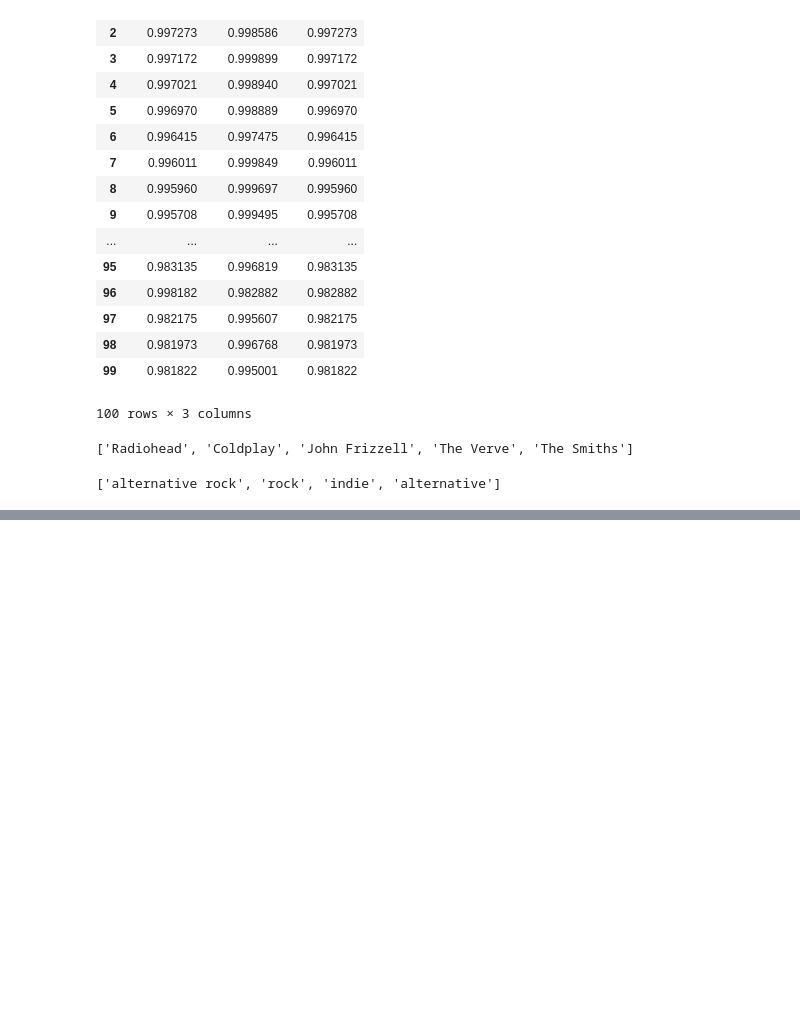
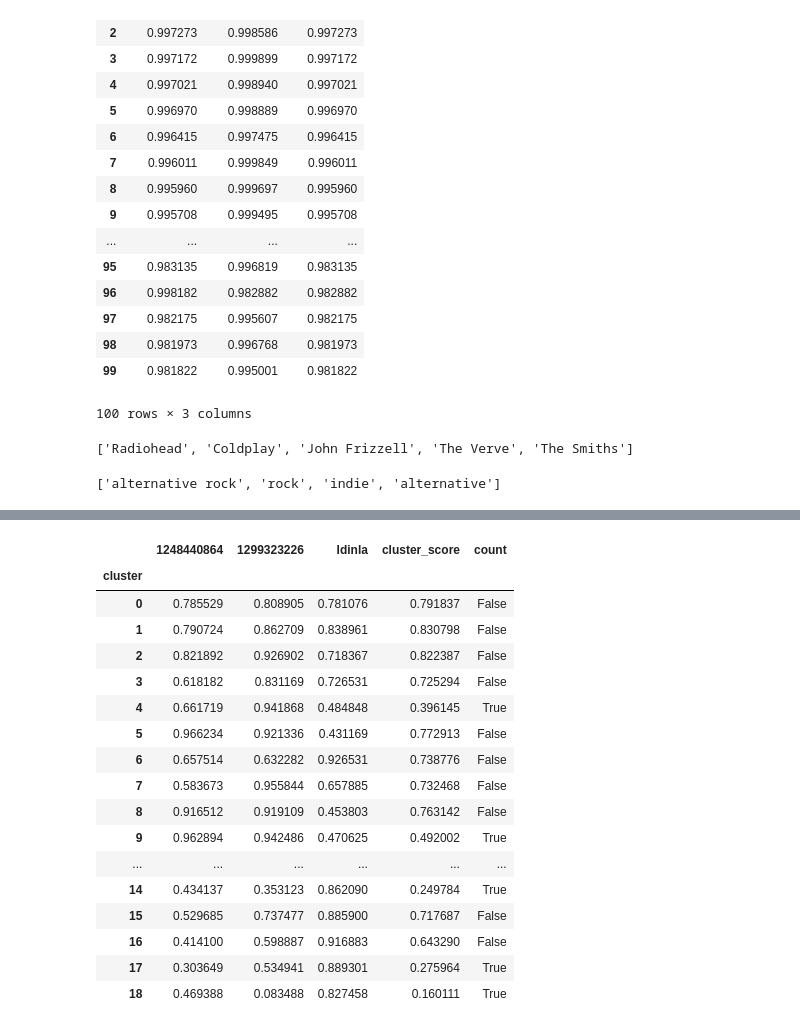
Before and after one commit to bsbell21/CapstoneProject, a Jupyter notebook: clustering_testing.ipynb, the cells around one changed output, grey strips where cells are left out. Cells and saved outputs as stored; diff of their text form; code cells hidden in the pictures; blank space fills up the shorter version.

```diff
--- a/clustering_testing.ipynb
+++ b/clustering_testing.ipynb
@@ -1194,3 +1194,7 @@ artist: Akron/Family, song: Don't Be Afraid, You're Already Dead
 
 [84 rows x 5 columns]
 Total time to completion:  40.0317869186
+# %%
+import spotify_functions_mult131114 as sp
+s = sp.SpotifyFunctionsPublic()
+df_pipeline2 = s.fit(['1248440864','1299323226','ldinla'])
@@ -2763,0 +2821,5 @@ clust_artist_names =
+# %%
+reload(pf)
+pl4 = pf.Pipeline(model, model_cols = ['user','artist_id','play_count'],
+    user_col = 'user', item_col = 'artist_id', listen_col = 'play_count')
+pl.fit(df_pipeline2)
@@ -2763,0 +2895,5 @@ clust_artist_names =
+# %%
+pl5 = pf.Pipeline(model, model_cols = ['user','artist_id','play_count'],
+    user_col = 'user', item_col = 'artist_id', listen_col = 'play_count')
+# %%
+pl5.fit(df_pipeline2)
@@ -2763,0 +2936,21 @@ clust_artist_names =
+# %%
+pl5.ac.psd3
+# %% [output]
+|  | 1248440864 | 1299323226 | ldinla | cluster_score | count |
+| cluster |  |  |  |  |  |
+| 0 | 0.785529 | 0.808905 | 0.781076 | 0.791837 | False |
+| 1 | 0.790724 | 0.862709 | 0.838961 | 0.830798 | False |
+| 2 | 0.821892 | 0.926902 | 0.718367 | 0.822387 | False |
+| 3 | 0.618182 | 0.831169 | 0.726531 | 0.725294 | False |
+| 4 | 0.661719 | 0.941868 | 0.484848 | 0.396145 | True |
+| 5 | 0.966234 | 0.921336 | 0.431169 | 0.772913 | False |
+| 6 | 0.657514 | 0.632282 | 0.926531 | 0.738776 | False |
+| 7 | 0.583673 | 0.955844 | 0.657885 | 0.732468 | False |
+| 8 | 0.916512 | 0.919109 | 0.453803 | 0.763142 | False |
+| 9 | 0.962894 | 0.942486 | 0.470625 | 0.492002 | True |
+| ... | ... | ... | ... | ... | ... |
+| 14 | 0.434137 | 0.353123 | 0.862090 | 0.249784 | True |
+| 15 | 0.529685 | 0.737477 | 0.885900 | 0.717687 | False |
+| 16 | 0.414100 | 0.598887 | 0.916883 | 0.643290 | False |
+| 17 | 0.303649 | 0.534941 | 0.889301 | 0.275964 | True |
+| 18 | 0.469388 | 0.083488 | 0.827458 | 0.160111 | True |
```
Also changed, not shown: parts of 22 cells of this notebook, 27 other files.
